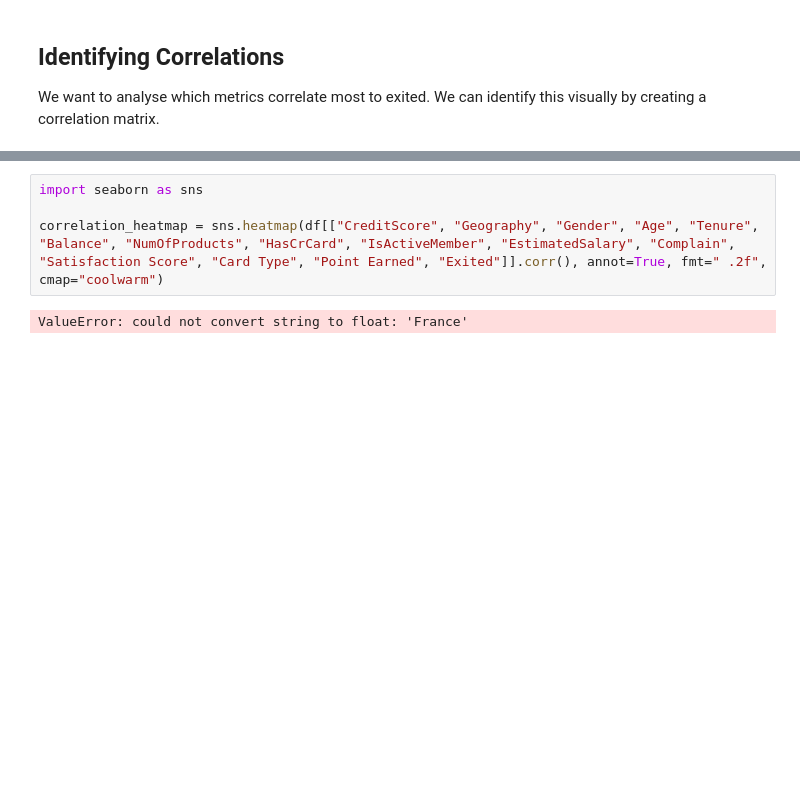
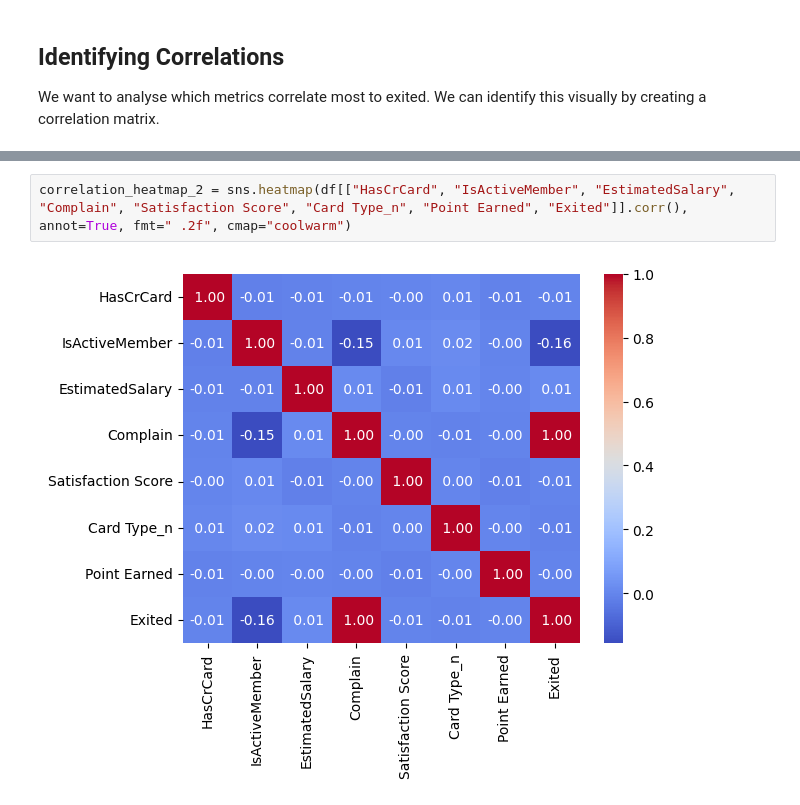
Before and after one commit to joela03/Customer-Churn-Analysis-and-Prediction, a Jupyter notebook: churn_analysis.ipynb, the cells around one changed output, grey strips where cells are left out. Cells and saved outputs as stored; diff of their text form; blank space fills up the shorter version.

```diff
--- a/churn_analysis.ipynb
+++ b/churn_analysis.ipynb
@@ -65,6 +82,4 @@ We want to analyse which metrics correlate most to exited. We can identify this
 # %%
-import seaborn as sns
-
-correlation_heatmap = sns.heatmap(df[["CreditScore", "Geography", "Gender", "Age", "Tenure", "Balance", "NumOfProducts", "HasCrCard", "IsActiveMember", "EstimatedSalary", "Complain", "Satisfaction Score", "Card Type", "Point Earned", "Exited"]].corr(), annot=True, fmt=" .2f", cmap="coolwarm")
+correlation_heatmap_2 = sns.heatmap(df[["HasCrCard", "IsActiveMember", "EstimatedSalary", "Complain", "Satisfaction Score", "Card Type_n", "Point Earned", "Exited"]].corr(), annot=True, fmt=" .2f", cmap="coolwarm")
 # %% [output]
-ValueError: could not convert string to float: 'France'
+[figure, added]
```
Also changed, not shown: parts of 1 cell of this notebook, 1 other file.
